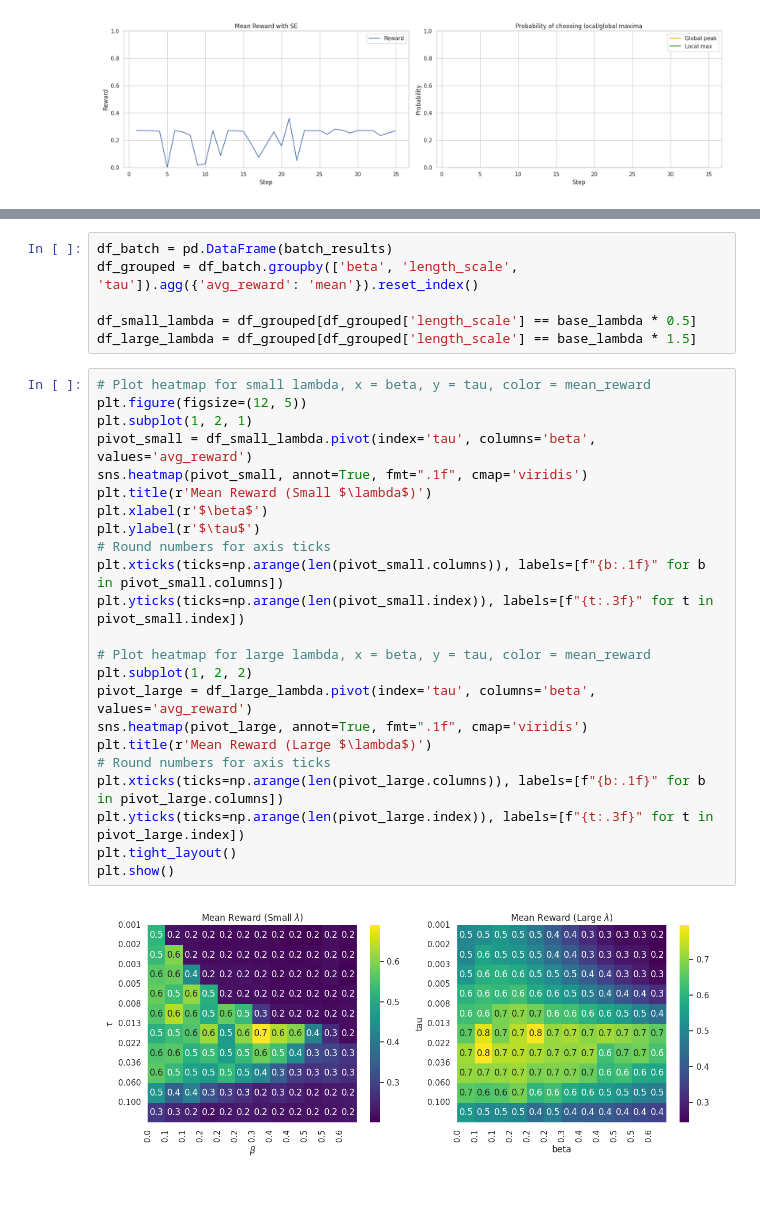
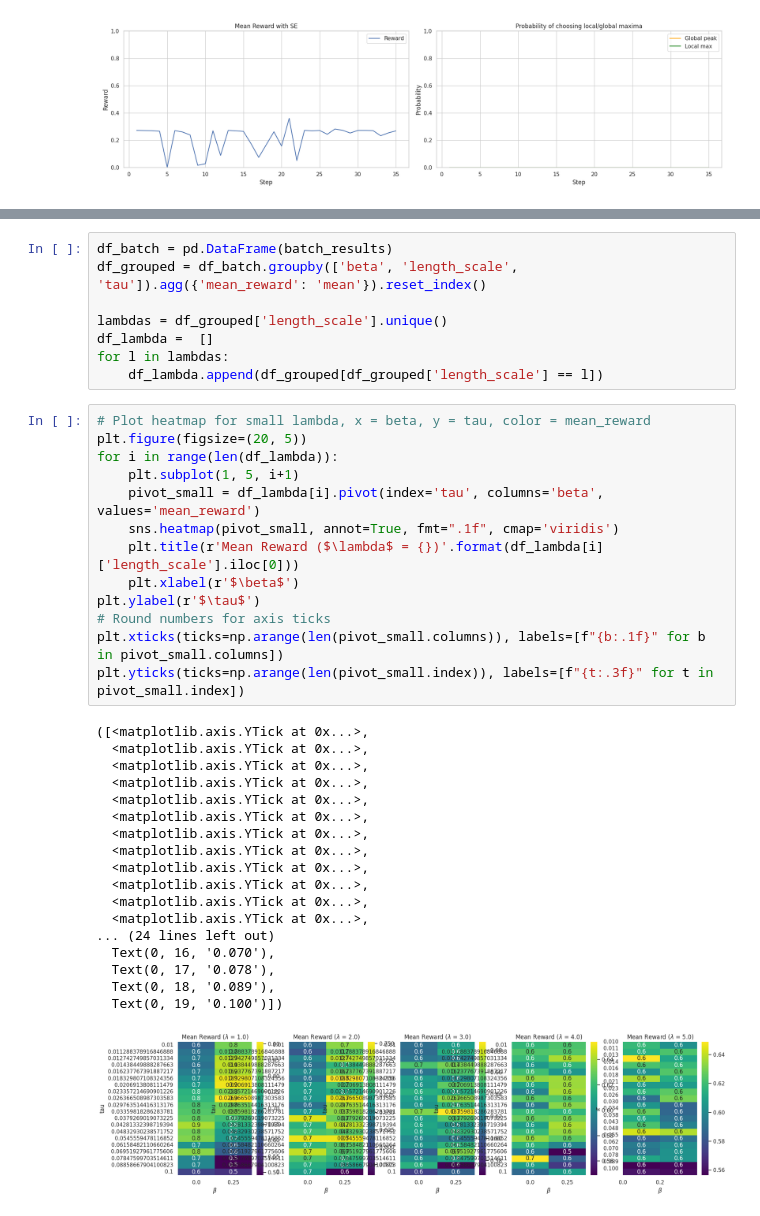
Before and after one commit to vagechirkov/Spatial-MAB-taboo, a Jupyter notebook: single_agent_simulations.ipynb, the cells around one changed output, grey strips where cells are left out. Saved outputs shown, nothing was run; the diff lists cells and outputs as text.

```diff
--- a/single_agent_simulations.ipynb
+++ b/single_agent_simulations.ipynb
@@ -190,31 +329,40 @@ df_batch.head()
 # %%
 df_batch = pd.DataFrame(batch_results)
-df_grouped = df_batch.groupby(['beta', 'length_scale', 'tau']).agg({'avg_reward': 'mean'}).reset_index()
+df_grouped = df_batch.groupby(['beta', 'length_scale', 'tau']).agg({'mean_reward': 'mean'}).reset_index()
 
-df_small_lambda = df_grouped[df_grouped['length_scale'] == base_lambda * 0.5]
-df_large_lambda = df_grouped[df_grouped['length_scale'] == base_lambda * 1.5]
+lambdas = df_grouped['length_scale'].unique()
+df_lambda =  []
+for l in lambdas:
+    df_lambda.append(df_grouped[df_grouped['length_scale'] == l])
 # %%
 # Plot heatmap for small lambda, x = beta, y = tau, color = mean_reward
-plt.figure(figsize=(12, 5))
-plt.subplot(1, 2, 1)
-pivot_small = df_small_lambda.pivot(index='tau', columns='beta', values='avg_reward')
-sns.heatmap(pivot_small, annot=True, fmt=".1f", cmap='viridis')
-plt.title(r'Mean Reward (Small $\lambda$)')
-plt.xlabel(r'$\beta$')
+plt.figure(figsize=(20, 5))
+for i in range(len(df_lambda)):
+    plt.subplot(1, 5, i+1)
+    pivot_small = df_lambda[i].pivot(index='tau', columns='beta', values='mean_reward')
+    sns.heatmap(pivot_small, annot=True, fmt=".1f", cmap='viridis')
+    plt.title(r'Mean Reward ($\lambda$ = {})'.format(df_lambda[i]['length_scale'].iloc[0]))
+    plt.xlabel(r'$\beta$')
 plt.ylabel(r'$\tau$')
 # Round numbers for axis ticks
 plt.xticks(ticks=np.arange(len(pivot_small.columns)), labels=[f"{b:.1f}" for b in pivot_small.columns])
 plt.yticks(ticks=np.arange(len(pivot_small.index)), labels=[f"{t:.3f}" for t in pivot_small.index])
-
-# Plot heatmap for large lambda, x = beta, y = tau, color = mean_reward
-plt.subplot(1, 2, 2)
-pivot_large = df_large_lambda.pivot(index='tau', columns='beta', values='avg_reward')
-sns.heatmap(pivot_large, annot=True, fmt=".1f", cmap='viridis')
-plt.title(r'Mean Reward (Large $\lambda$)')
-# Round numbers for axis ticks
-plt.xticks(ticks=np.arange(len(pivot_large.columns)), labels=[f"{b:.1f}" for b in pivot_large.columns])
-plt.yticks(ticks=np.arange(len(pivot_large.index)), labels=[f"{t:.3f}" for t in pivot_large.index])
-plt.tight_layout()
-plt.show()
 # %% [output]
+([<matplotlib.axis.YTick at 0x...>,
+  <matplotlib.axis.YTick at 0x...>,
+  <matplotlib.axis.YTick at 0x...>,
+  <matplotlib.axis.YTick at 0x...>,
+  <matplotlib.axis.YTick at 0x...>,
+  <matplotlib.axis.YTick at 0x...>,
+  <matplotlib.axis.YTick at 0x...>,
+  <matplotlib.axis.YTick at 0x...>,
+  <matplotlib.axis.YTick at 0x...>,
+  <matplotlib.axis.YTick at 0x...>,
+  <matplotlib.axis.YTick at 0x...>,
+  <matplotlib.axis.YTick at 0x...>,
+... (24 lines left out)
+  Text(0, 16, '0.070'),
+  Text(0, 17, '0.078'),
+  Text(0, 18, '0.089'),
+  Text(0, 19, '0.100')])
-[figure, old version]
+[figure, new version]
```
Also changed, not shown: parts of 13 cells of this notebook, 8 other files.
